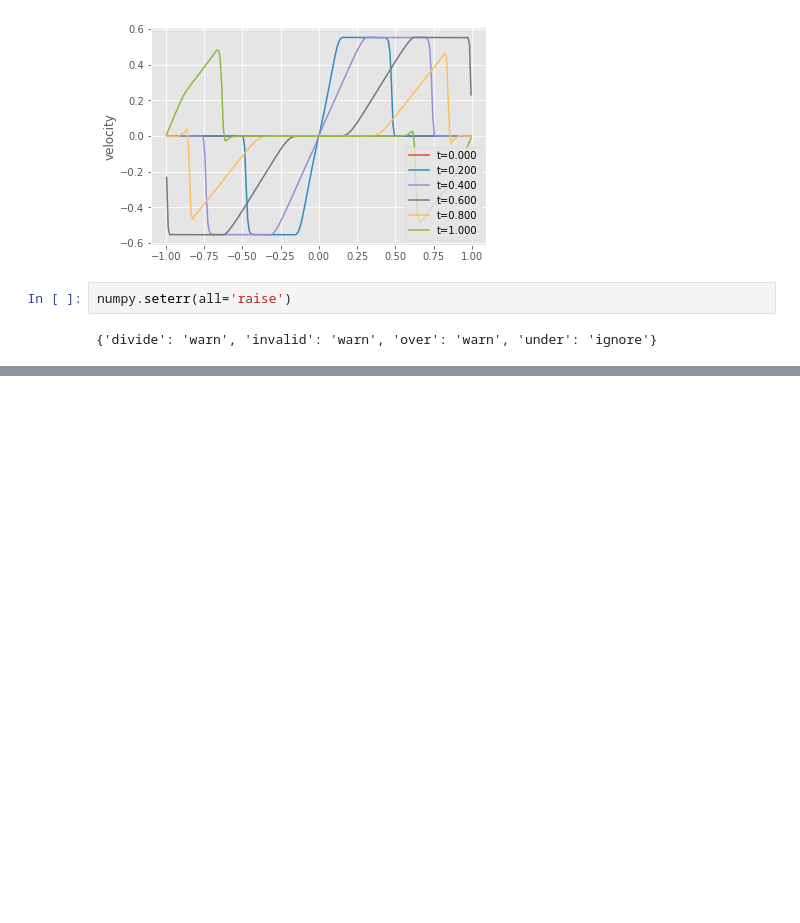
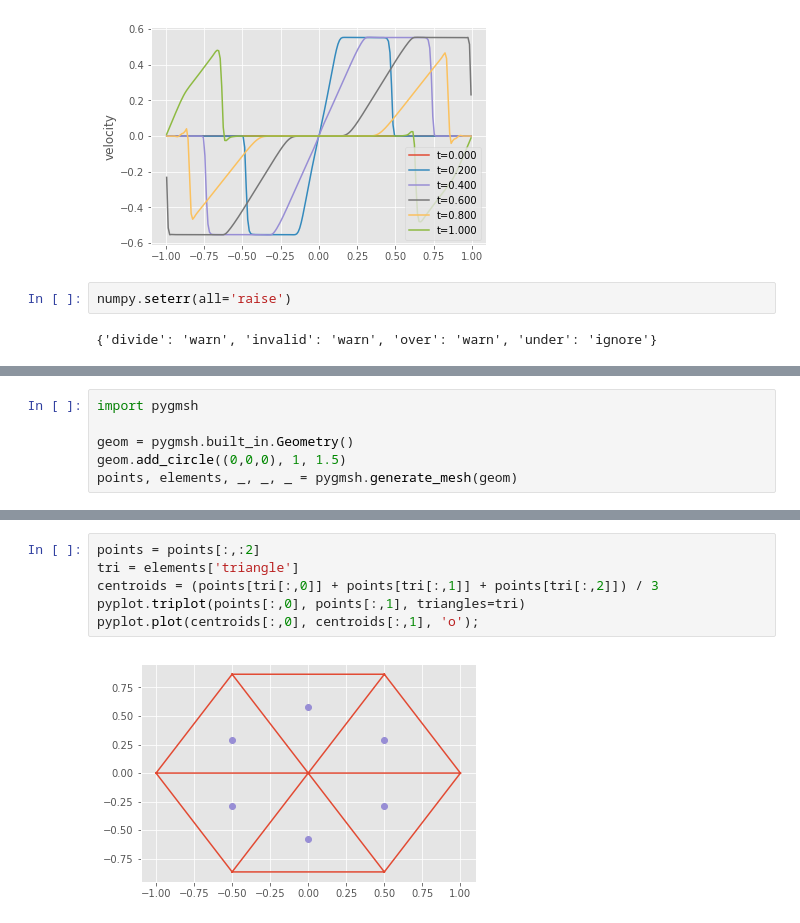
Before and after one commit to cu-numpde/numpde-fall2017, a Jupyter notebook: FVHyperbolic.ipynb, the cells around one changed output, grey strips where cells are left out. Saved outputs shown, nothing was run; the diff lists cells and outputs as text; blank space fills up the shorter version.

```diff
--- a/FVHyperbolic.ipynb
+++ b/FVHyperbolic.ipynb
@@ -624,0 +640,6 @@ Compare the evolution of total energy using a first order method and a method us
+# %%
+import pygmsh
+
+geom = pygmsh.built_in.Geometry()
+geom.add_circle((0,0,0), 1, 1.5)
+points, elements, _, _, _ = pygmsh.generate_mesh(geom)
@@ -624,0 +664,8 @@ Compare the evolution of total energy using a first order method and a method us
+# %%
+points = points[:,:2]
+tri = elements['triangle']
+centroids = (points[tri[:,0]] + points[tri[:,1]] + points[tri[:,2]]) / 3
+pyplot.triplot(points[:,0], points[:,1], triangles=tri)
+pyplot.plot(centroids[:,0], centroids[:,1], 'o');
+# %% [output]
+[figure, added]
```
Also changed, not shown: parts of 10 cells of this notebook.
